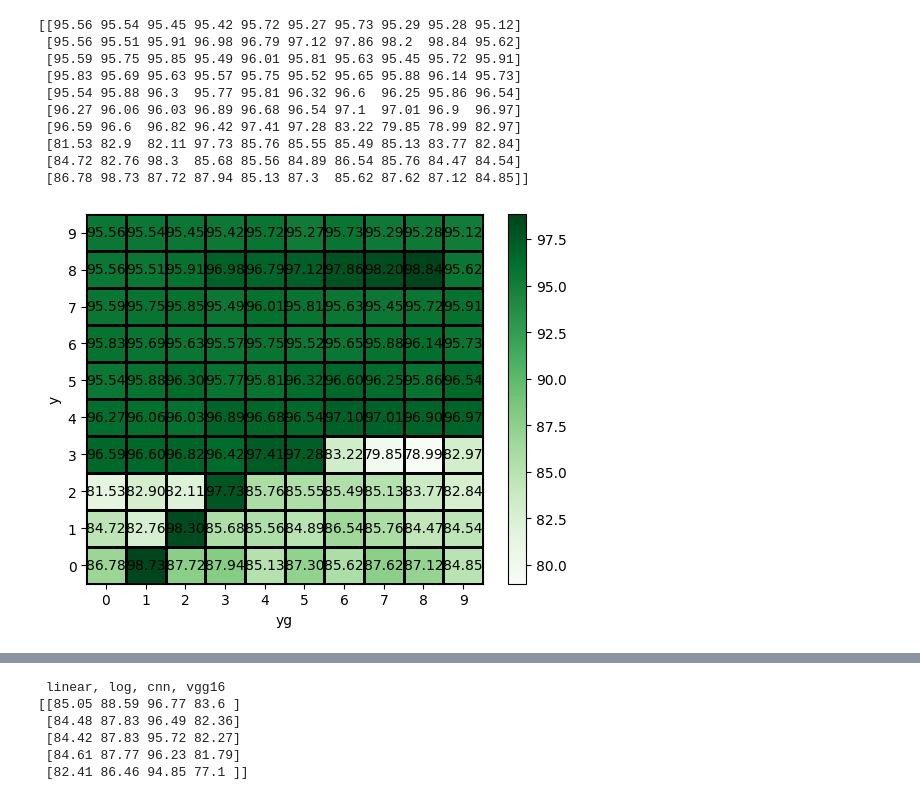
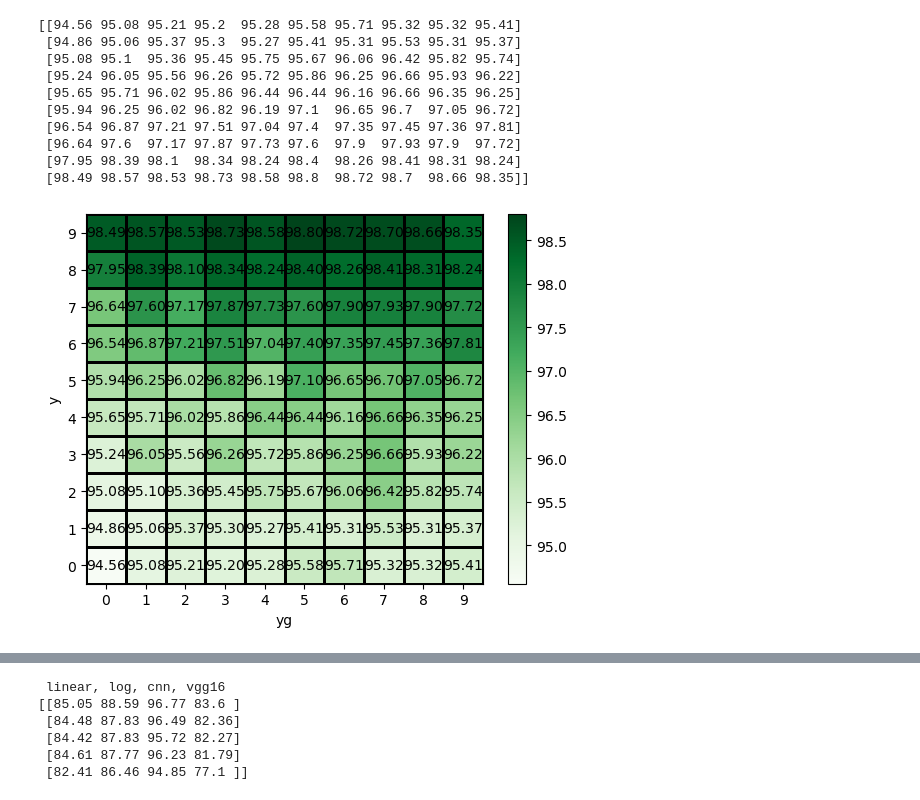
Before and after one commit to Gooooooogo/fedml, a Jupyter notebook: temp.ipynb, the cells around one changed output, grey strips where cells are left out. Cells and saved outputs as stored; diff of their text form; code cells hidden in the pictures.

```diff
--- a/temp.ipynb
+++ b/temp.ipynb
@@ -28,7 +28,7 @@ import pandas as pd
 import numpy as np
 
 # 读取Excel文件
-excel_file = pd.ExcelFile('result_momentum_process.xlsx')
+excel_file = pd.ExcelFile('result_N_T.xlsx')
 
 # 存储每个sheet的第五列最大值的列表
 max_values = []
@@ -49,47 +49,43 @@ max_matrix = np.array(max_values).reshape(10, 10)
 
 print(max_matrix)
 # %% [output]
-[[95.56 95.54 95.45 95.42 95.72 95.27 95.73 95.29 95.28 95.12]
- [95.56 95.51 95.91 96.98 96.79 97.12 97.86 98.2  98.84 95.62]
- [95.59 95.75 95.85 95.49 96.01 95.81 95.63 95.45 95.72 95.91]
- [95.83 95.69 95.63 95.57 95.75 95.52 95.65 95.88 96.14 95.73]
- [95.54 95.88 96.3  95.77 95.81 96.32 96.6  96.25 95.86 96.54]
- [96.27 96.06 96.03 96.89 96.68 96.54 97.1  97.01 96.9  96.97]
- [96.59 96.6  96.82 96.42 97.41 97.28 83.22 79.85 78.99 82.97]
- [81.53 82.9  82.11 97.73 85.76 85.55 85.49 85.13 83.77 82.84]
- [84.72 82.76 98.3  85.68 85.56 84.89 86.54 85.76 84.47 84.54]
- [86.78 98.73 87.72 87.94 85.13 87.3  85.62 87.62 87.12 84.85]]
+[[94.56 95.08 95.21 95.2  95.28 95.58 95.71 95.32 95.32 95.41]
+ [94.86 95.06 95.37 95.3  95.27 95.41 95.31 95.53 95.31 95.37]
+ [95.08 95.1  95.36 95.45 95.75 95.67 96.06 96.42 95.82 95.74]
+ [95.24 96.05 95.56 96.26 95.72 95.86 96.25 96.66 95.93 96.22]
+ [95.65 95.71 96.02 95.86 96.44 96.44 96.16 96.66 96.35 96.25]
+ [95.94 96.25 96.02 96.82 96.19 97.1  96.65 96.7  97.05 96.72]
+ [96.54 96.87 97.21 97.51 97.04 97.4  97.35 97.45 97.36 97.81]
+ [96.64 97.6  97.17 97.87 97.73 97.6  97.9  97.93 97.9  97.72]
+ [97.95 98.39 98.1  98.34 98.24 98.4  98.26 98.41 98.31 98.24]
+ [98.49 98.57 98.53 98.73 98.58 98.8  98.72 98.7  98.66 98.35]]
 # %%
 import matplotlib.pyplot as plt
 import numpy as np
 
-data = max_matrix  # 10x10 的二维数据
-
-# 翻转矩阵按行
-flipped_data = np.flipud(data)
 
 # 画块状的热力图
-plt.pcolormesh(flipped_data, cmap='Greens', edgecolors='k', linewidth=1, vmin=np.min(data), vmax=np.max(data))
+plt.pcolormesh(max_matrix, cmap='Greens', edgecolors='k', linewidth=1, vmin=np.min(data), vmax=np.max(data))
 plt.colorbar()  # 添加颜色条
 
 # 设置坐标轴的刻度
 plt.xticks(np.arange(0.5, 10.5), range(10))
 plt.yticks(np.arange(0.5, 10.5), range(10))
 
 # 添加刻度标签
 plt.xlabel('yg')
 plt.ylabel('y')
 
 
 
 for i in range(10):
     for j in range(10):
-        plt.text(j + 0.5, i + 0.5, f'{flipped_data[i, j]:.2f}', ha='center', va='center', color='black')
+        plt.text(j + 0.5, i + 0.5, f'{max_matrix[i, j]:.2f}', ha='center', va='center', color='black')
 
 # 设置图表标题
 plt.title('')
 
 # 显示图表
 plt.show()
 # %% [output]
-[figure, old version]
+[figure, new version]
```
Also changed, not shown: parts of 2 cells of this notebook, 11 other files.
